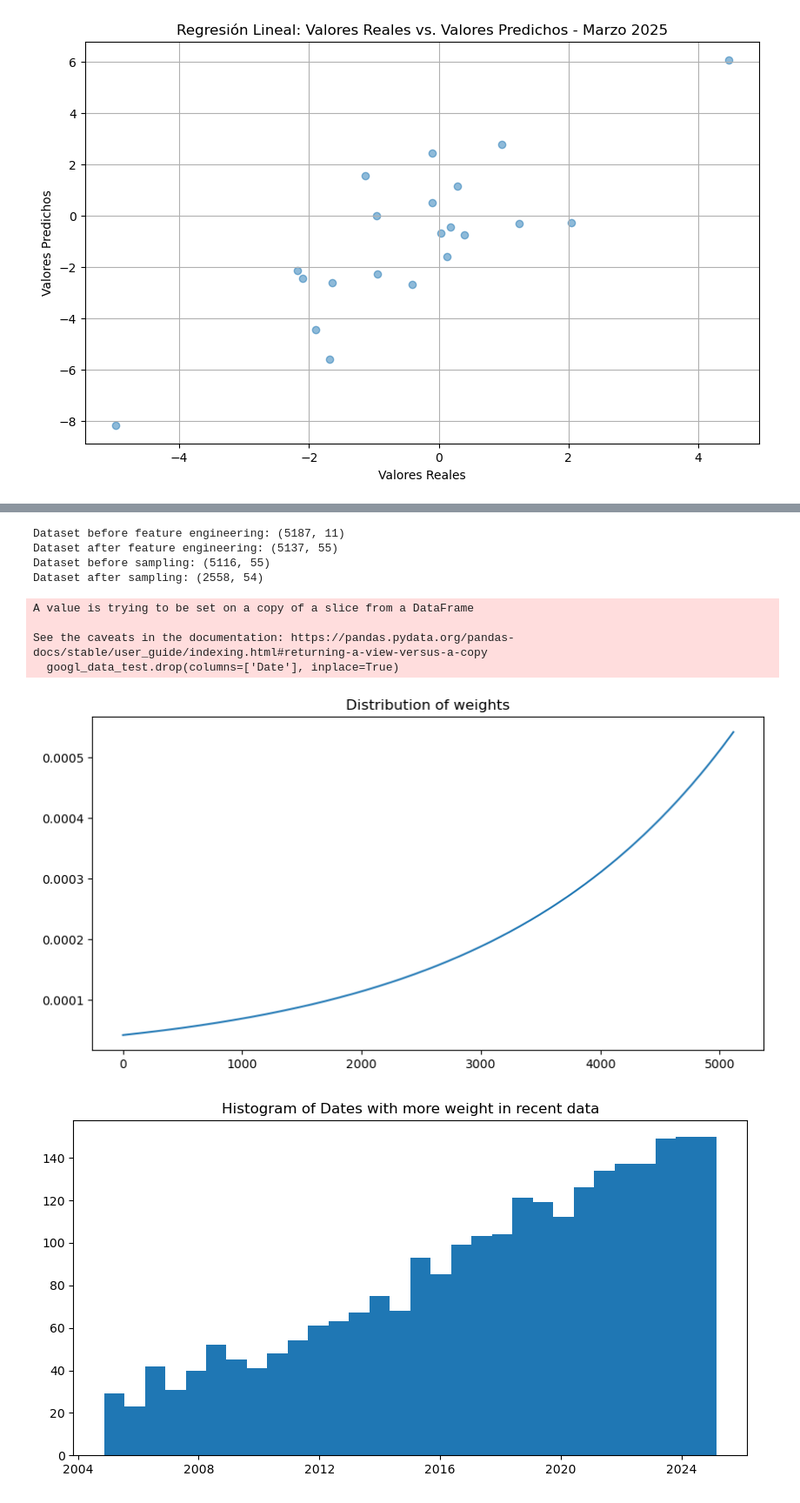
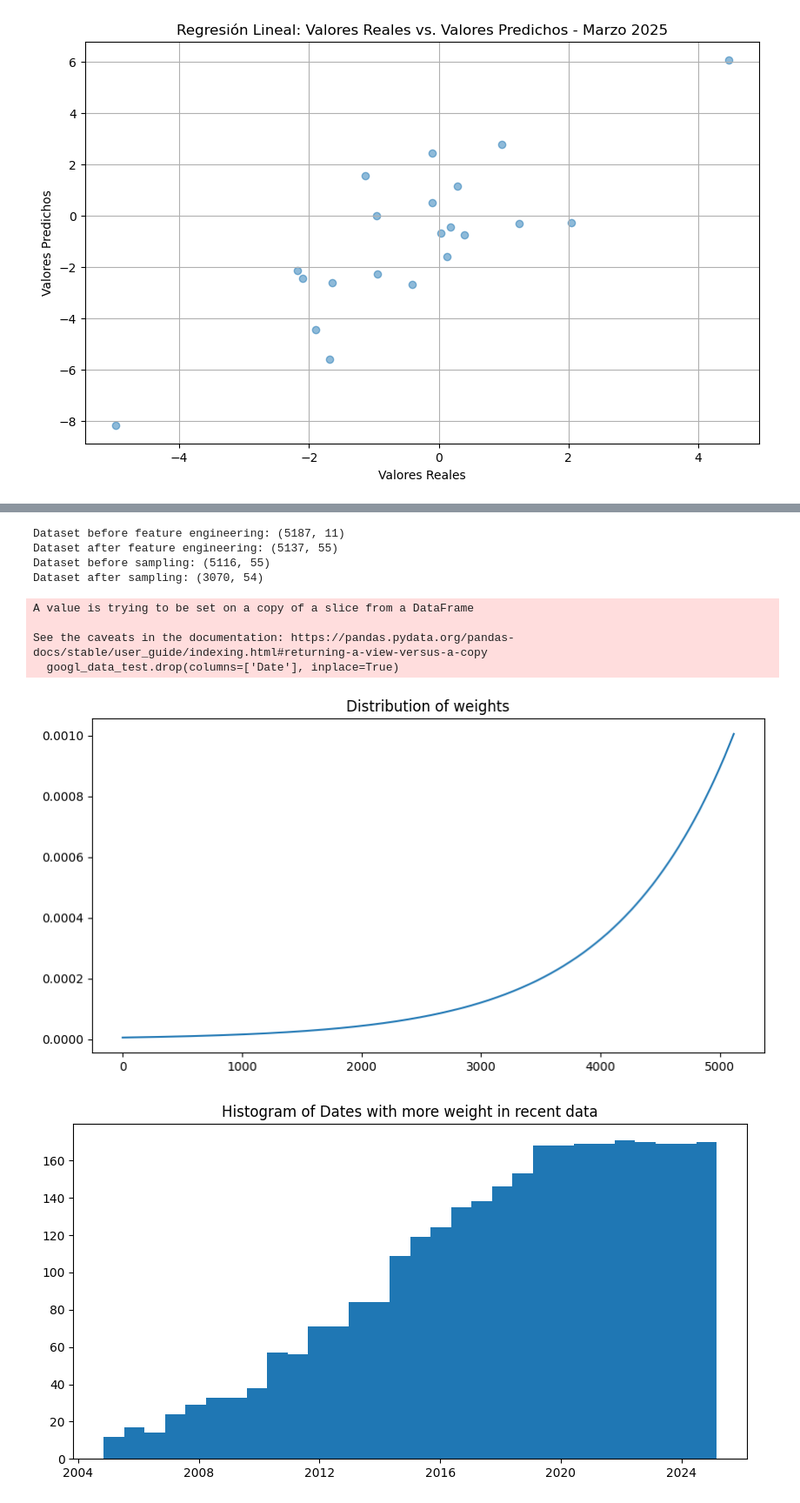
Before and after one commit to Ericson3100/Proyecto3DM, a Jupyter notebook: notebooks/2_FeatureEngineering.ipynb, the cells around one changed output, grey strips where cells are left out. Shown at 87% size. Drawn from its saved outputs; the diff is of its cells as text; code cells hidden in the pictures.

```diff
--- a/notebooks/2_FeatureEngineering.ipynb
+++ b/notebooks/2_FeatureEngineering.ipynb
@@ -369,26 +369,26 @@ See the caveats in the documentation: https://pandas.pydata.org/pandas-docs/stab
 # %%
 
 googl_data = pd.read_csv('../data/raw/GOOGL_with_SP500.csv')
 googl_data = feature_engineering(googl_data)
 
 googl_data_train = googl_data[googl_data['Date'] <= '2025-02-28']
-googl_data_train = sample_with_time_weights(googl_data_train, percentage=0.5, k=0.0005)
+googl_data_train = sample_with_time_weights(googl_data_train, percentage=0.6, k=0.001)
 
 googl_data_test = googl_data[googl_data['Date'] > '2025-02-28']
 googl_data_test.drop(columns=['Date'], inplace=True)
 googl_data_test.to_csv('../data/processed/GOOGL_test.csv', index=False)
 googl_data_train.to_csv('../data/processed/GOOGL_train.csv', index=False)
 # %% [output]
 Dataset before feature engineering: (5187, 11)
 Dataset after feature engineering: (5137, 55)
 Dataset before sampling: (5116, 55)
-Dataset after sampling: (2558, 54)
+Dataset after sampling: (3070, 54)
 A value is trying to be set on a copy of a slice from a DataFrame
 
 See the caveats in the documentation: https://pandas.pydata.org/pandas-docs/stable/user_guide/indexing.html#returning-a-view-versus-a-copy
   googl_data_test.drop(columns=['Date'], inplace=True)
-[figure, old version]
+[figure, new version]
-[figure, old version]
+[figure, new version]
 # %%
 msft_data = pd.read_csv('../data/raw/MSFT_with_SP500.csv')
 msft_data = feature_engineering(msft_data)
```
Also changed, not shown: parts of 3 cells of this notebook.
